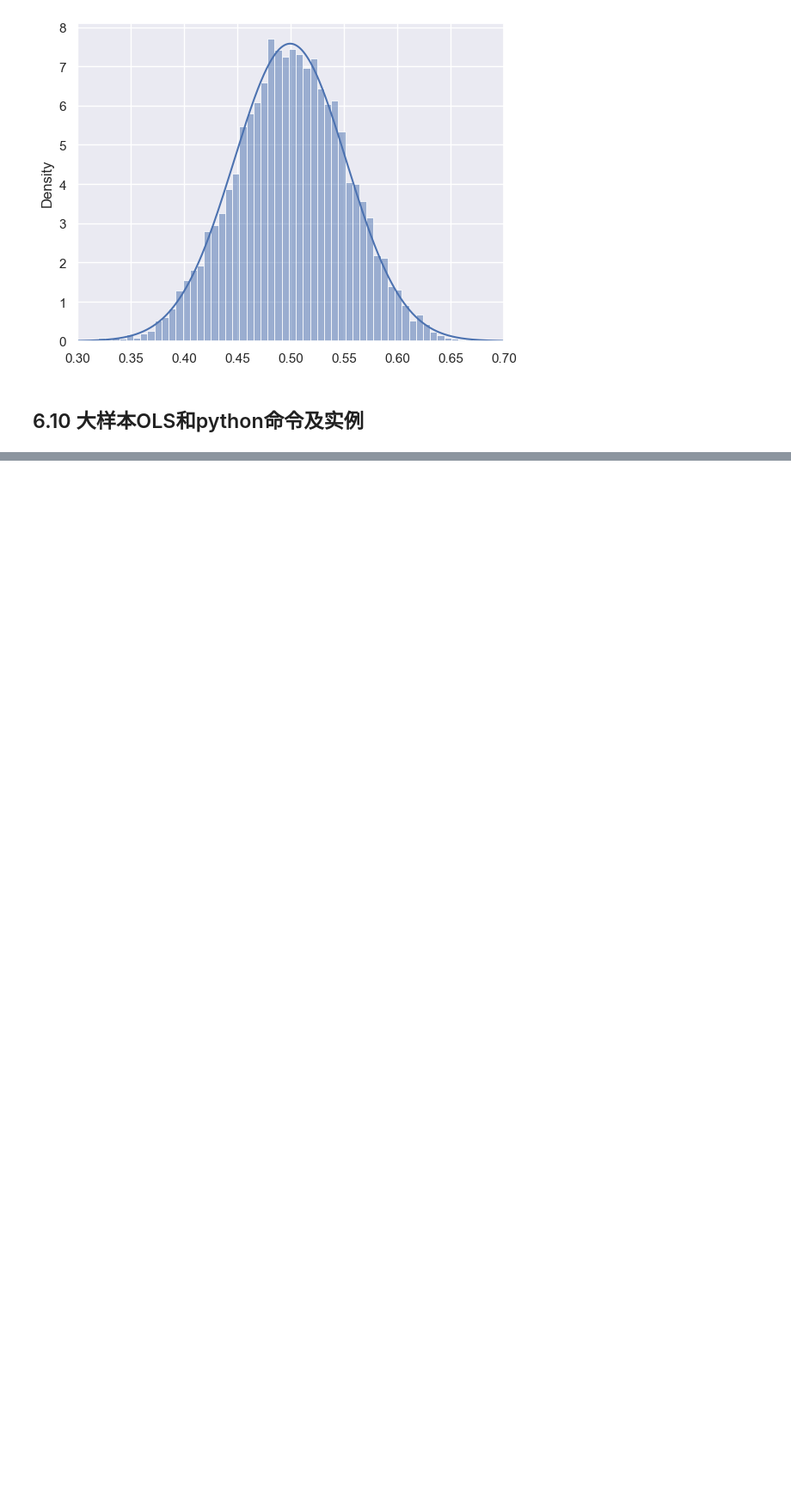
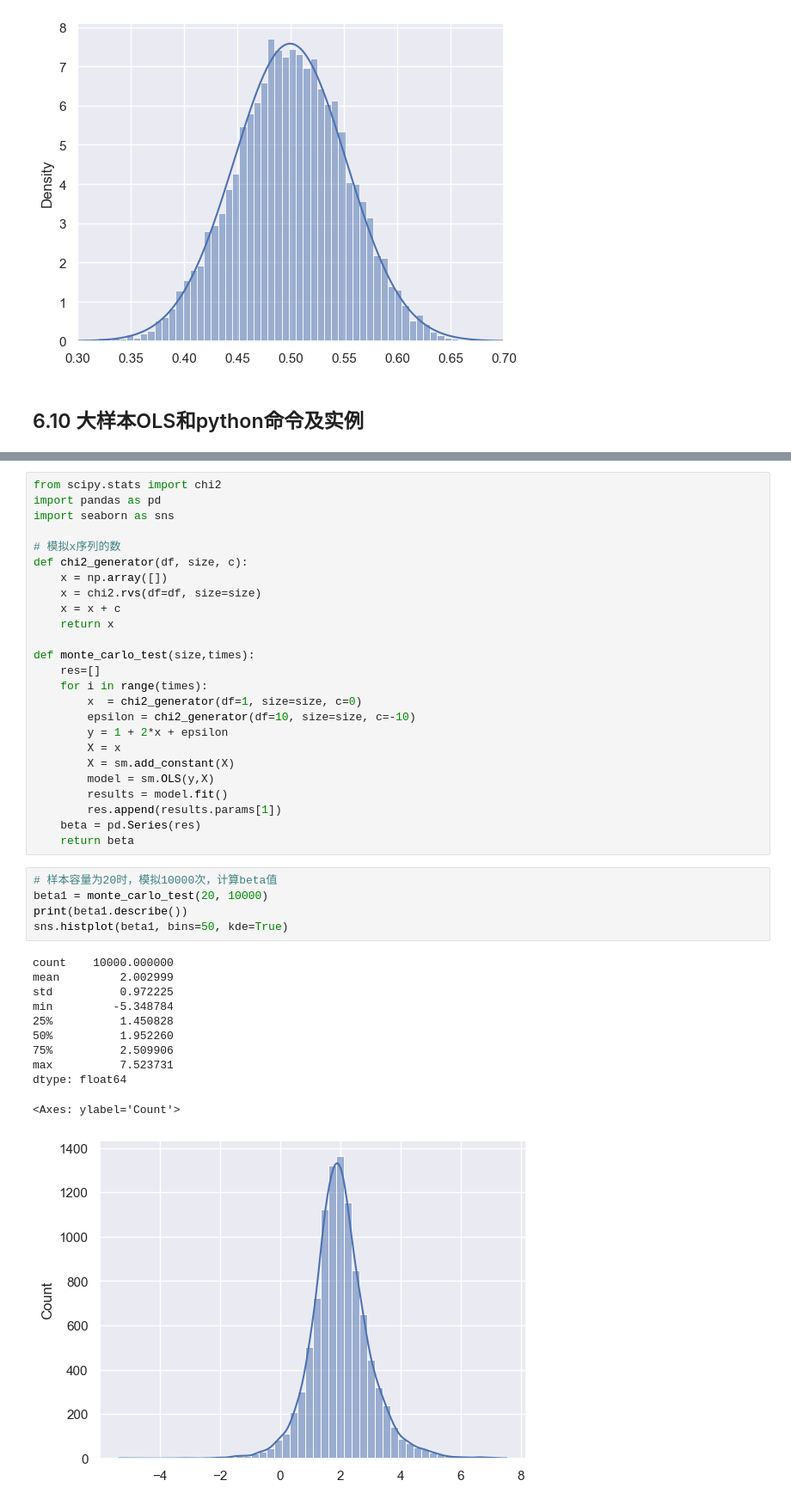
Before and after one commit to watalo/eco-stats, a Jupyter notebook: Econometrics_cq/1_Code/Chapter_06.ipynb, the cells around one changed output, grey strips where cells are left out. Shown at 86% size. Cells and saved outputs as stored; diff of their text form; blank space fills up the shorter version.

```diff
--- a/Econometrics_cq/1_Code/Chapter_06.ipynb
+++ b/Econometrics_cq/1_Code/Chapter_06.ipynb
@@ -119,0 +220,42 @@ Notes:
+# %%
+from scipy.stats import chi2
+import pandas as pd
+import seaborn as sns
+
+# 模拟x序列的数
+def chi2_generator(df, size, c):
+    x = np.array([])
+    x = chi2.rvs(df=df, size=size)
+    x = x + c
+    return x
+
+def monte_carlo_test(size,times):
+    res=[]
+    for i in range(times):
+        x  = chi2_generator(df=1, size=size, c=0)
+        epsilon = chi2_generator(df=10, size=size, c=-10)
+        y = 1 + 2*x + epsilon
+        X = x
+        X = sm.add_constant(X)
+        model = sm.OLS(y,X)
+        results = model.fit()
+        res.append(results.params[1])
+    beta = pd.Series(res)
+    return beta
+# %%
+# 样本容量为20时，模拟10000次，计算beta值
+beta1 = monte_carlo_test(20, 10000)
+print(beta1.describe())
+sns.histplot(beta1, bins=50, kde=True)
+# %% [output]
+count    10000.000000
+mean         2.002999
+std          0.972225
+min         -5.348784
+25%          1.450828
+50%          1.952260
+75%          2.509906
+max          7.523731
+dtype: float64
+<Axes: ylabel='Count'>
+[figure, added]
```
Also changed, not shown: parts of 11 cells of this notebook.
